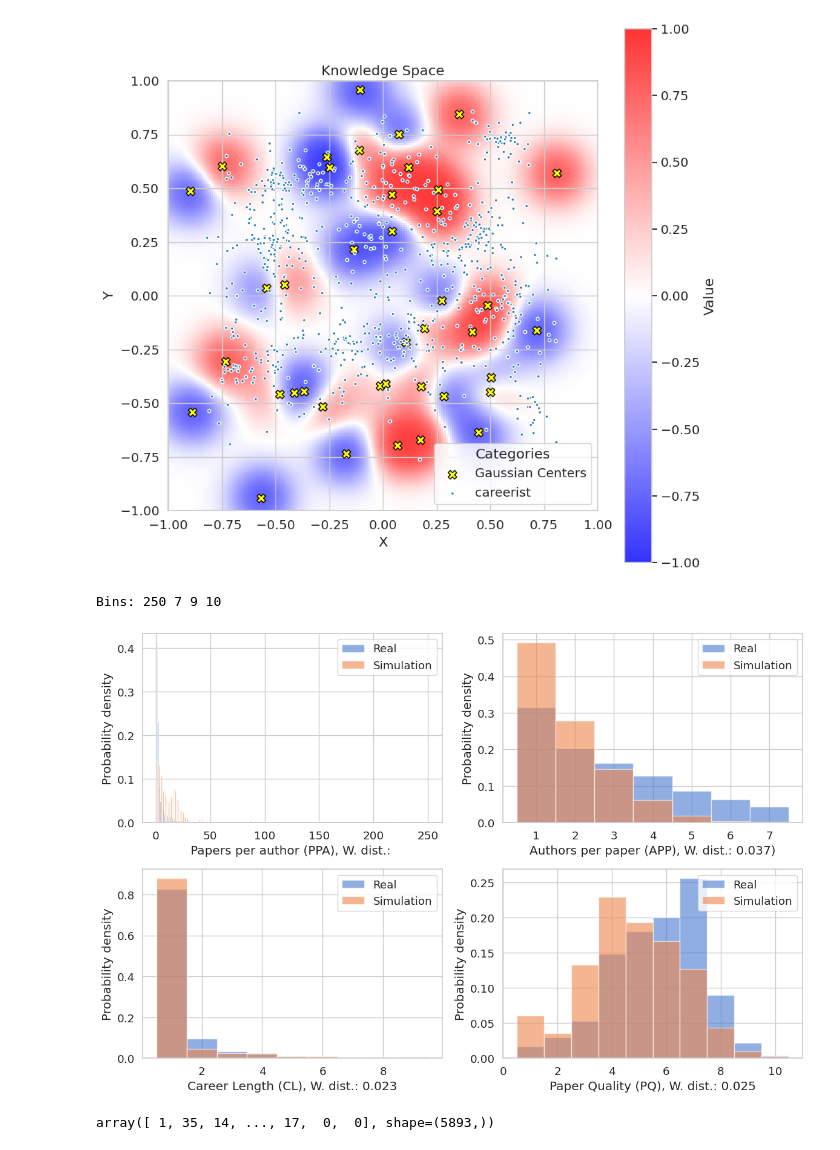
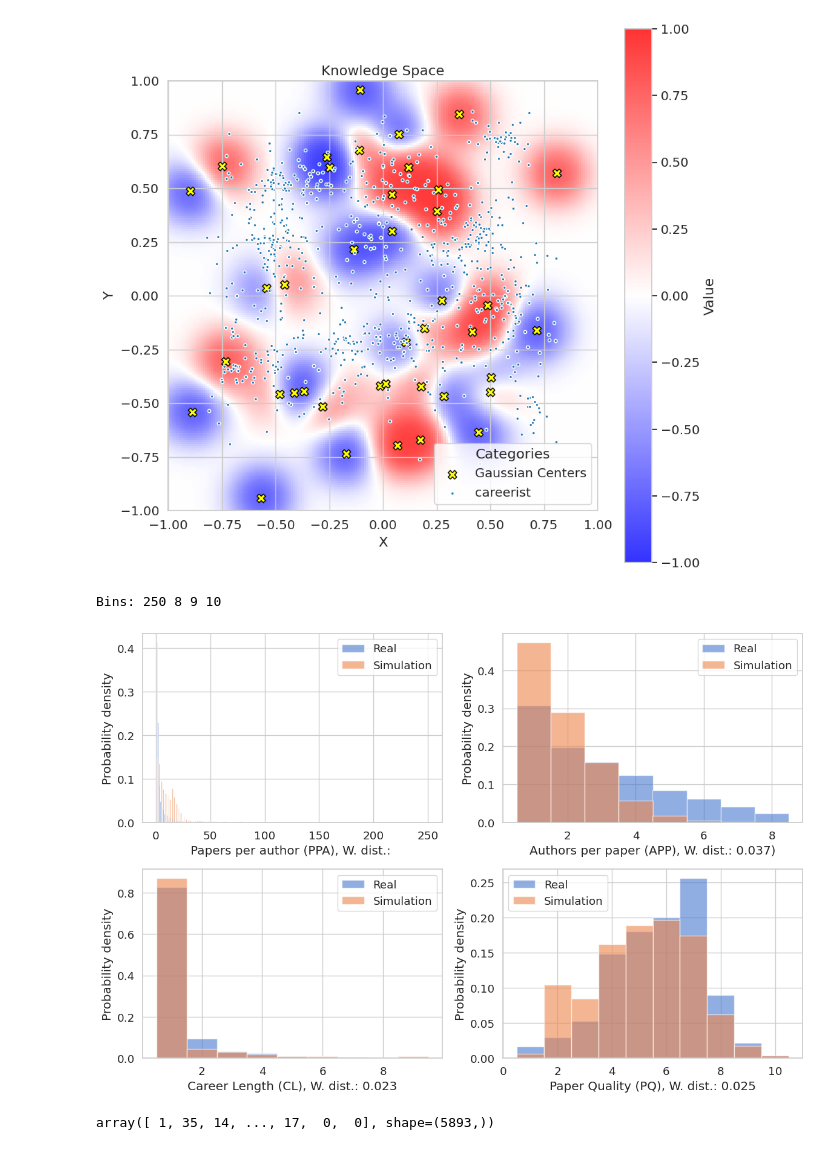
Before and after one commit to Christof93/scientific-collaboration-marl, a Jupyter notebook: visualizations.ipynb, the cells around one changed output. Saved outputs shown, nothing was run; the diff lists cells and outputs as text; code cells hidden in the pictures.

```diff
--- a/visualizations.ipynb
+++ b/visualizations.ipynb
@@ -1599,18 +1599,18 @@ real_quality = np.load("quality_histogram.npy")
 # === Load simulation data across all 10 seeds ===
 all_sim_data = {"papers_per_author": [], "authors_per_paper": [], "lifespan": [], "quality": [], "acceptance": []}
 
-# for seed in range(10):
-#     with open(f"log/balanced_multiply_seed{seed}_projects.json", "r") as f:
-#         run_projects = json.load(f)
-#     sim_data = build_stats(run_projects)
-#     for key in all_sim_data.keys():
-#         all_sim_data[key].extend(sim_data[key])
+for seed in range(10):
+    with open(f"log/balanced_multiply_seed{seed}_projects.json", "r") as f:
+        run_projects = json.load(f)
+    sim_data = build_stats(run_projects)
+    for key in all_sim_data.keys():
+        all_sim_data[key].extend(sim_data[key])
 
-with open(f"log/balanced_multiply_seed42_projects.json", "r") as f:
-    run_projects = json.load(f)
-sim_data = build_stats(run_projects)
-for key in all_sim_data.keys():
-    all_sim_data[key].extend(sim_data[key])
+# with open(f"log/balanced_multiply_seed42_projects.json", "r") as f:
+#     run_projects = json.load(f)
+# sim_data = build_stats(run_projects)
+# for key in all_sim_data.keys():
+#     all_sim_data[key].extend(sim_data[key])
 
 # Convert to numpy arrays
 for key in all_sim_data:
@@ -1642,35 +1642,35 @@ sim_hists["papers_per_author"], sim_centers["papers_per_author"] = counts, cente
 counts, centers = build_normalized_hist(all_sim_data["authors_per_paper"], n_bins_app)
 sim_hists["authors_per_paper"], sim_centers["authors_per_paper"] = counts, centers
 
 counts, centers = build_normalized_hist(all_sim_data["lifespan"], n_bins_ls)
 sim_hists["lifespan"], sim_centers["lifespan"] = counts, centers
 
 counts, centers = build_normalized_hist(all_sim_data["quality"], n_bins_q)
 sim_hists["quality"], sim_centers["quality"] = counts, centers
 
 # === Build histograms for real data ===
 real_data = {}
 real_centers = {}
 
 counts, centers = build_normalized_hist(truncate_right_tail(real_papers_per_author, max_value=n_bins_ppa), n_bins_ppa)
 real_data["papers_per_author"], real_centers["papers_per_author"] = counts, centers
 
 counts, centers = build_normalized_hist(truncate_right_tail(real_authors_per_paper[real_authors_per_paper > 0], max_value=n_bins_app), n_bins_app)
 real_data["authors_per_paper"], real_centers["authors_per_paper"] = counts, centers
 
 counts, centers = build_normalized_hist(real_lifespan, n_bins_ls)
 real_data["lifespan"], real_centers["lifespan"] = counts, centers
 
 counts, centers = build_normalized_hist(real_quality, n_bins_q)
 real_data["quality"], real_centers["quality"] = counts, centers
 
 real_data["acceptance"] = np.load("acceptance_histogram.npy")
 
 # === Plot overlays ===
 plot_calibration_overlays(real_data, sim_hists, outfile="calibration_overlay.png")
 # %% [output]
-Bins: 250 7 9 10
+Bins: 250 8 9 10
-[figure, old version]
+[figure, new version]
 # %%
 real_papers_per_author
 # %% [output]
```
Also changed, not shown: parts of 3 cells of this notebook, 1 other file.
